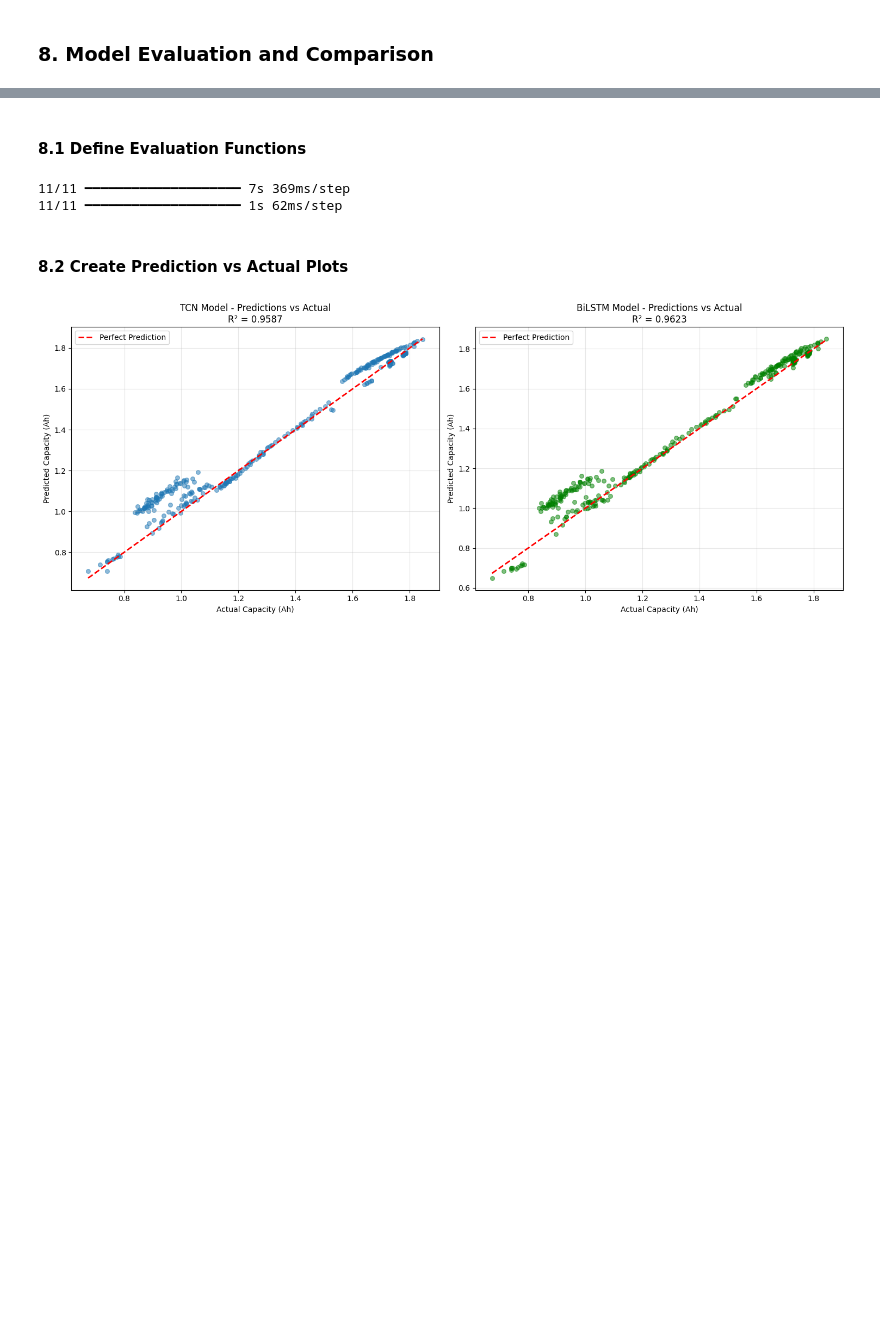
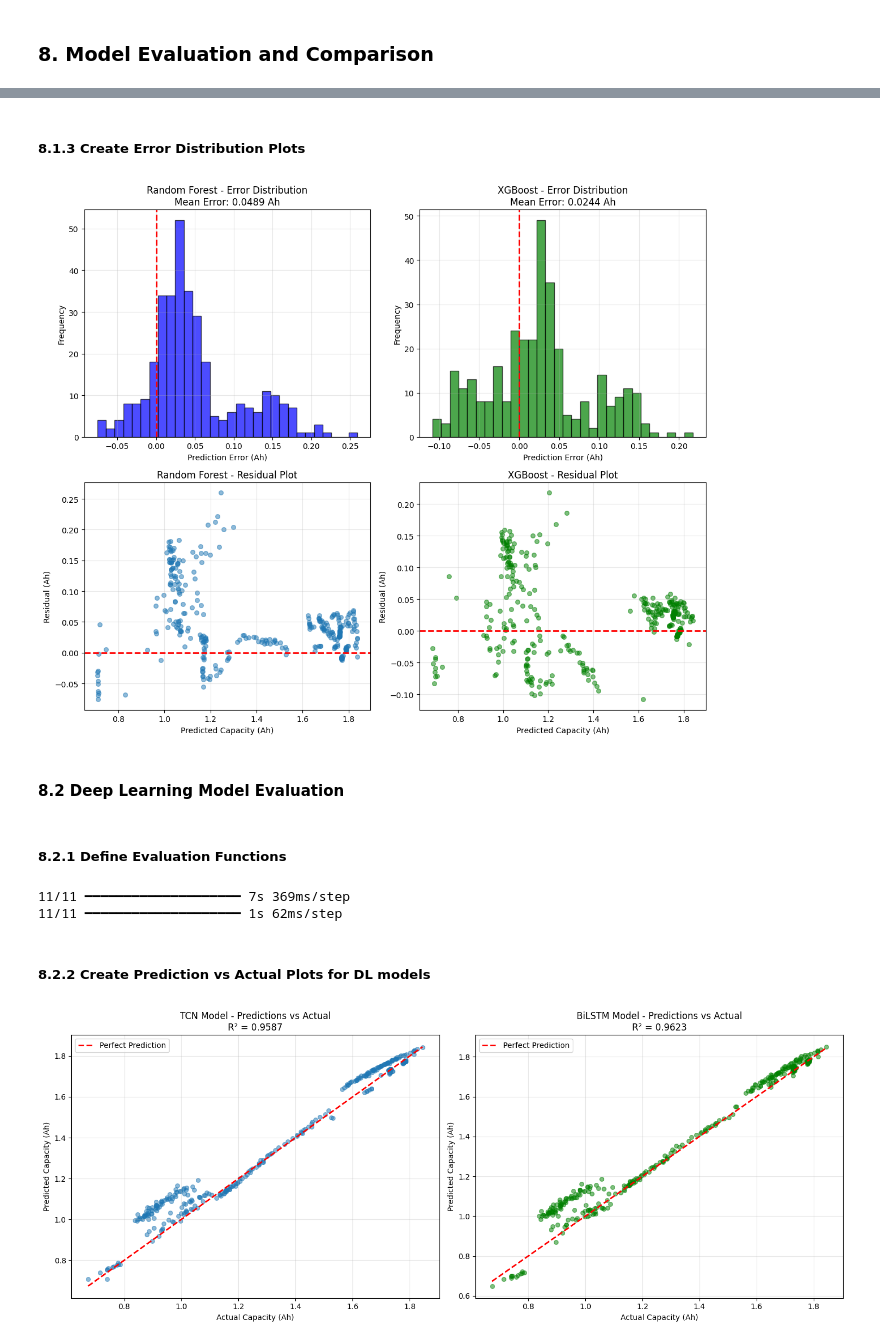
Before and after one commit to 1bytess/battery-soh-prediction, a Jupyter notebook: SoH_Prediction.ipynb, the cells around one changed output, grey strips where cells are left out. Saved outputs shown, nothing was run; the diff lists cells and outputs as text; code cells hidden in the pictures; blank space fills up the shorter version.

```diff
--- a/SoH_Prediction_2.ipynb
+++ b/SoH_Prediction.ipynb
@@ -1876,5 +1885,50 @@ WARNING:absl:You are saving your model as an HDF5 file via `model.save()` or `ke
+# %% [markdown]
+##### 8.1.3 Create Error Distribution Plots
+# %%
+fig, axes = plt.subplots(2, 2, figsize=(12, 10))
+
+# RF Error Distribution
+rf_errors = rf_pred_test - y_test_ml
+axes[0, 0].hist(rf_errors, bins=30, alpha=0.7, color='blue', edgecolor='black')
+axes[0, 0].axvline(x=0, color='red', linestyle='--', linewidth=2)
+axes[0, 0].set_xlabel('Prediction Error (Ah)')
+axes[0, 0].set_ylabel('Frequency')
+axes[0, 0].set_title(f'Random Forest - Error Distribution\nMean Error: {np.mean(rf_errors):.4f} Ah')
+axes[0, 0].grid(True, alpha=0.3)
+
+# XGBoost Error Distribution
+xgb_errors = xgb_pred_test - y_test_ml
+axes[0, 1].hist(xgb_errors, bins=30, alpha=0.7, color='green', edgecolor='black')
+axes[0, 1].axvline(x=0, color='red', linestyle='--', linewidth=2)
+axes[0, 1].set_xlabel('Prediction Error (Ah)')
+axes[0, 1].set_ylabel('Frequency')
+axes[0, 1].set_title(f'XGBoost - Error Distribution\nMean Error: {np.mean(xgb_errors):.4f} Ah')
+axes[0, 1].grid(True, alpha=0.3)
+
+# RF Residual Plot
+axes[1, 0].scatter(rf_pred_test, rf_errors, alpha=0.5, s=30)
+axes[1, 0].axhline(y=0, color='red', linestyle='--', linewidth=2)
+axes[1, 0].set_xlabel('Predicted Capacity (Ah)')
+axes[1, 0].set_ylabel('Residual (Ah)')
+axes[1, 0].set_title('Random Forest - Residual Plot')
+axes[1, 0].grid(True, alpha=0.3)
+
+# XGBoost Residual Plot
+axes[1, 1].scatter(xgb_pred_test, xgb_errors, alpha=0.5, s=30, color='green')
+axes[1, 1].axhline(y=0, color='red', linestyle='--', linewidth=2)
+axes[1, 1].set_xlabel('Predicted Capacity (Ah)')
+axes[1, 1].set_ylabel('Residual (Ah)')
+axes[1, 1].set_title('XGBoost - Residual Plot')
+axes[1, 1].grid(True, alpha=0.3)
+
+plt.tight_layout()
+plt.show()
+# %% [output]
+[figure, added]
+# %% [markdown]
+#### **8.2 Deep Learning Model Evaluation**
 # %% [markdown]
-#### **8.1 Define Evaluation Functions**
+##### **8.2.1 Define Evaluation Functions**
 # %%
 def evaluate_model(model, X_seq, X_add, y_true, scalers, model_name):
     """
@@ -1917,7 +1971,7 @@ bilstm_pred, _, bilstm_metrics = evaluate_model(
 11/11 ━━━━━━━━━━━━━━━━━━━━ 7s 369ms/step
 11/11 ━━━━━━━━━━━━━━━━━━━━ 1s 62ms/step
 # %% [markdown]
-#### **8.2 Create Prediction vs Actual Plots**
+##### **8.2.2 Create Prediction vs Actual Plots for DL models**
 # %%
 fig, axes = plt.subplots(1, 2, figsize=(15, 6))
 
```
Also changed, not shown: parts of 28 cells of this notebook.
